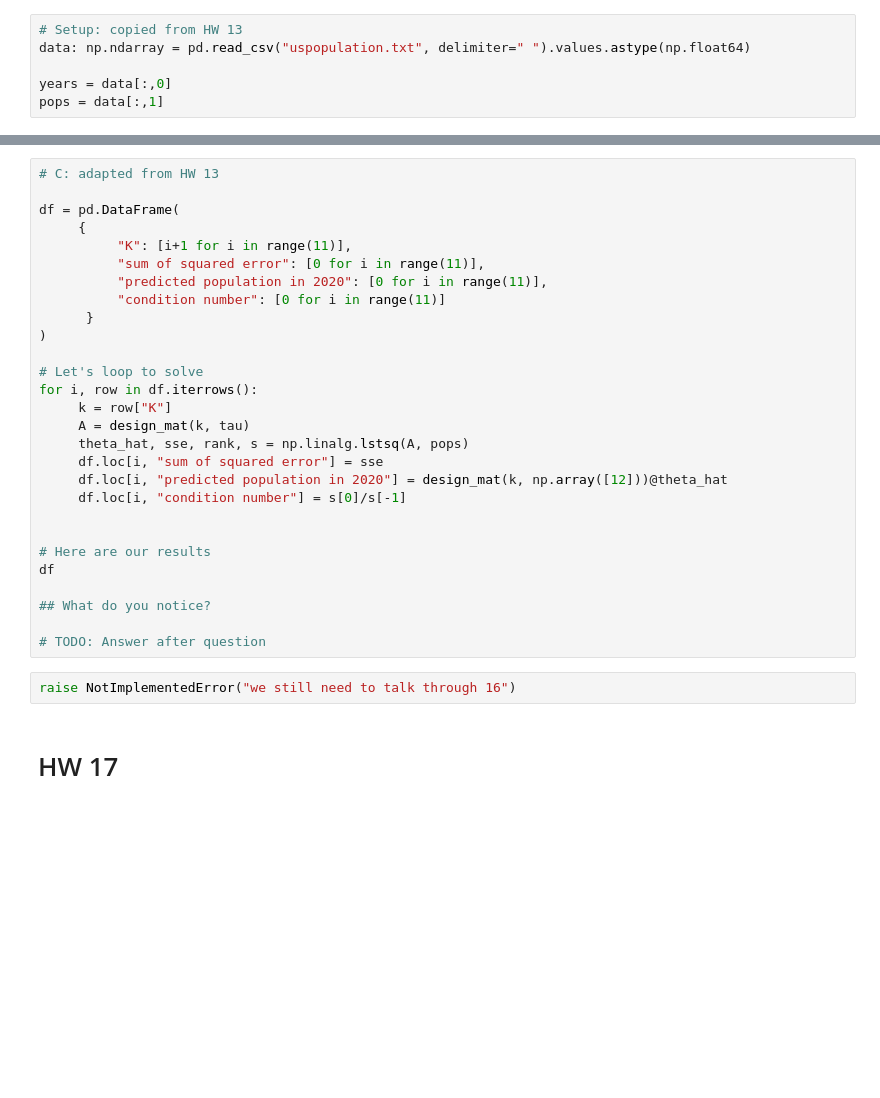
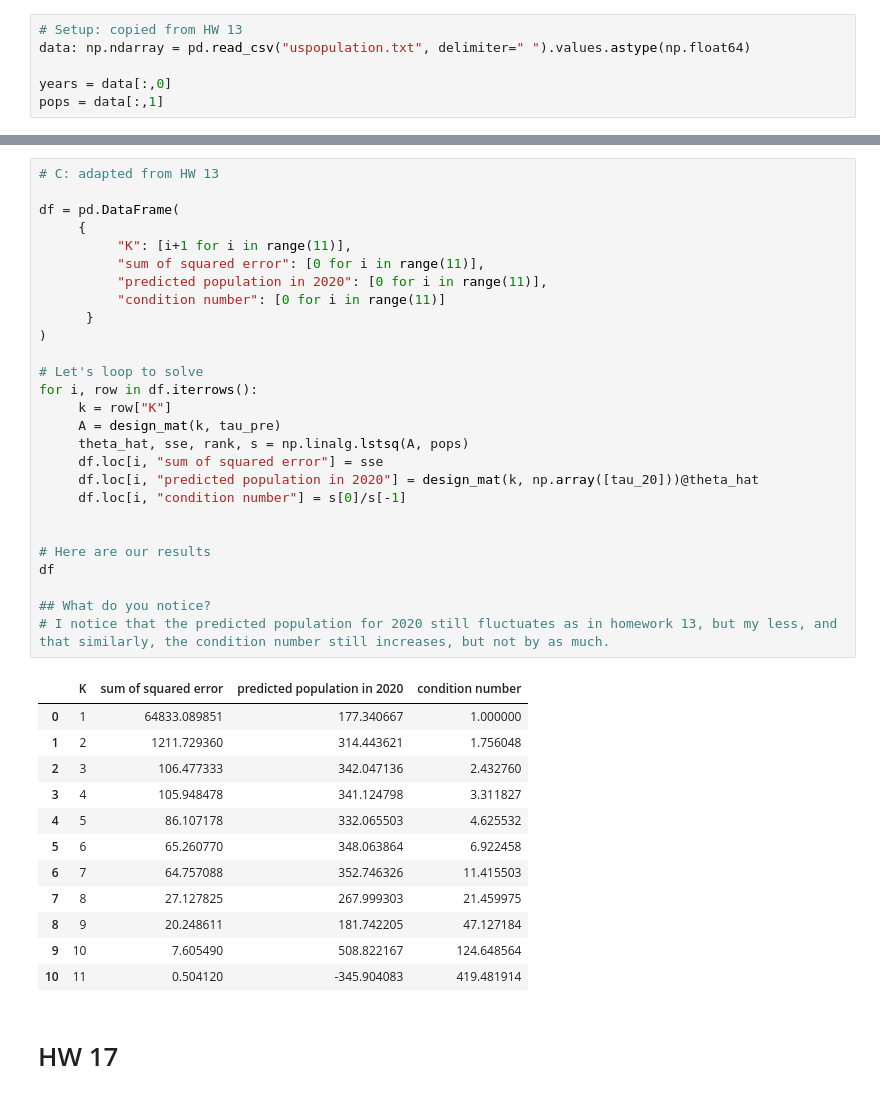
Before and after one commit to jwb-byu/cs-580-misc, a Jupyter notebook: hw/hw16-17/hw16-17.ipynb, the cells around one changed output, grey strips where cells are left out. Drawn from its saved outputs; the diff is of its cells as text; blank space fills up the shorter version.

```diff
--- a/hw/hw16-17/hw16-17.ipynb
+++ b/hw/hw16-17/hw16-17.ipynb
@@ -46,33 +52,43 @@ pd.DataFrame(des_mat)
 # %%
 # C: adapted from HW 13
 
 df = pd.DataFrame(
      {
           "K": [i+1 for i in range(11)],
           "sum of squared error": [0 for i in range(11)],
           "predicted population in 2020": [0 for i in range(11)],
           "condition number": [0 for i in range(11)]
       }
 )
 
 # Let's loop to solve
 for i, row in df.iterrows():
      k = row["K"]
-     A = design_mat(k, tau)
+     A = design_mat(k, tau_pre)
      theta_hat, sse, rank, s = np.linalg.lstsq(A, pops)
      df.loc[i, "sum of squared error"] = sse
-     df.loc[i, "predicted population in 2020"] = design_mat(k, np.array([12]))@theta_hat
+     df.loc[i, "predicted population in 2020"] = design_mat(k, np.array([tau_20]))@theta_hat
      df.loc[i, "condition number"] = s[0]/s[-1]
 
 
 # Here are our results
 df
 
 ## What do you notice?
-
-# TODO: Answer after question
+# I notice that the predicted population for 2020 still fluctuates as in homework 13, but my less, and that similarly, the condition number still increases, but not by as much.
+# %% [output]
+|  | K | sum of squared error | predicted population in 2020 | condition number |
+| 0 | 1 | 64833.089851 | 177.340667 | 1.000000 |
+| 1 | 2 | 1211.729360 | 314.443621 | 1.756048 |
+| 2 | 3 | 106.477333 | 342.047136 | 2.432760 |
+| 3 | 4 | 105.948478 | 341.124798 | 3.311827 |
+| 4 | 5 | 86.107178 | 332.065503 | 4.625532 |
+| 5 | 6 | 65.260770 | 348.063864 | 6.922458 |
+| 6 | 7 | 64.757088 | 352.746326 | 11.415503 |
+| 7 | 8 | 27.127825 | 267.999303 | 21.459975 |
+| 8 | 9 | 20.248611 | 181.742205 | 47.127184 |
+| 9 | 10 | 7.605490 | 508.822167 | 124.648564 |
+| 10 | 11 | 0.504120 | -345.904083 | 419.481914 |
-# %%
-raise NotImplementedError("we still need to talk through 16")
 # %% [markdown]
 # HW 17
 # %%
```
Also changed, not shown: parts of 8 cells of this notebook.
